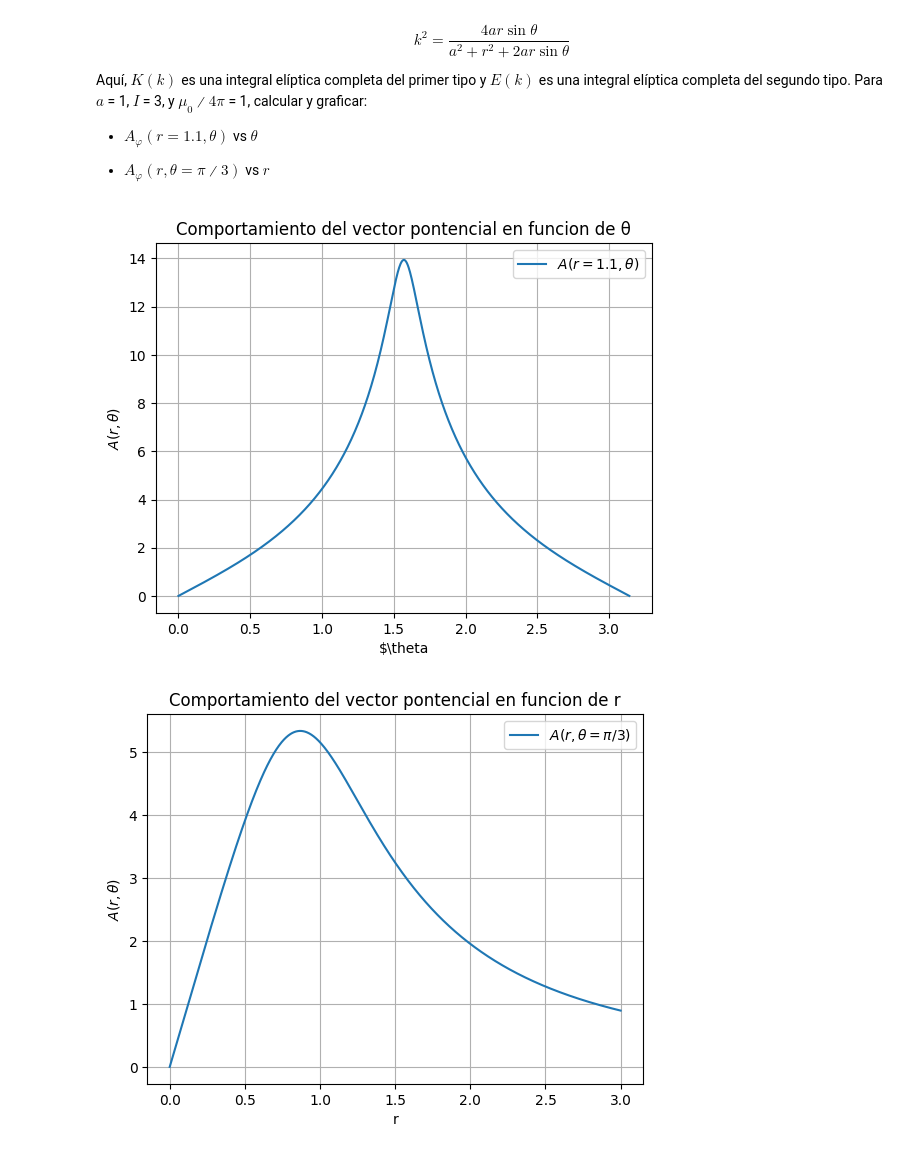
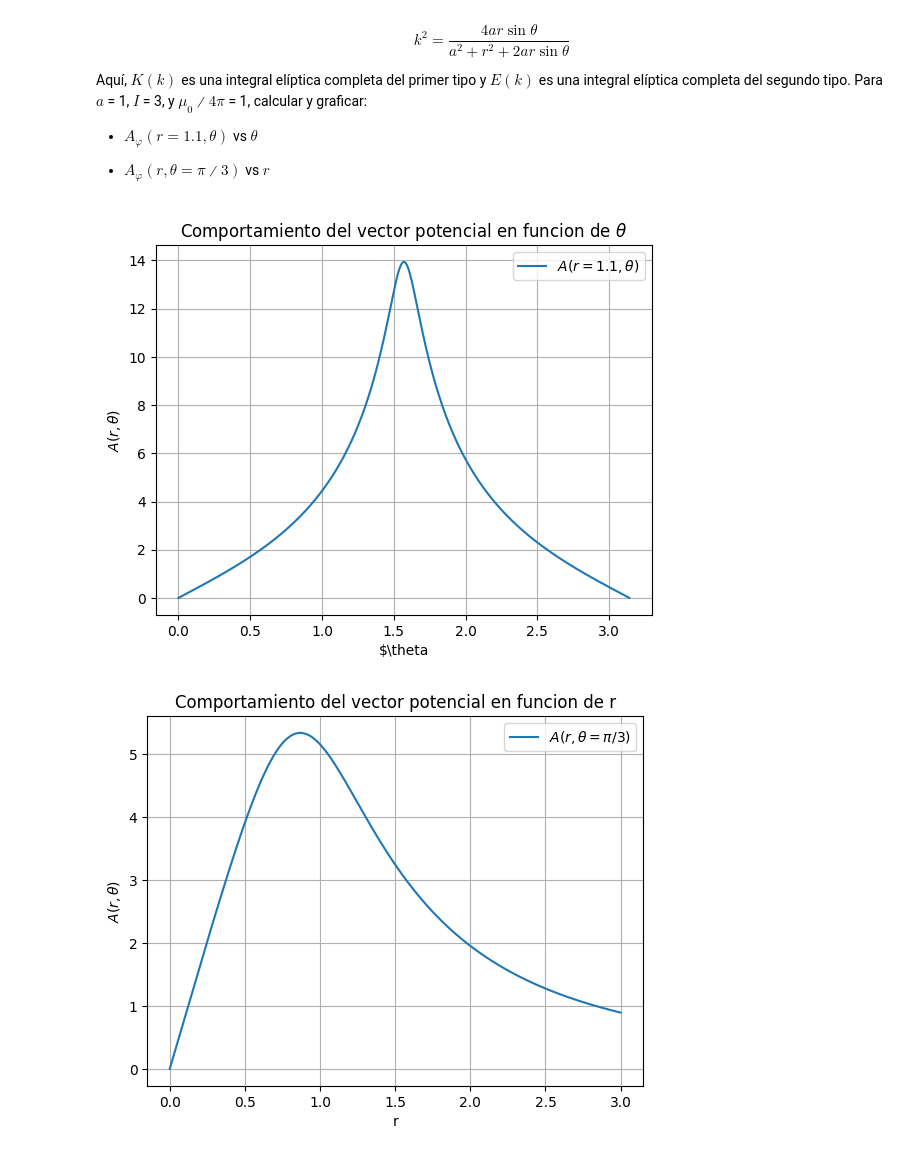
Before and after one commit to jmmarinr/ComputationalMethods, a Jupyter notebook: Calculo/Taller_cálculo.ipynb, the cells around one changed output. Cells and saved outputs as stored; diff of their text form; code cells hidden in the pictures.

```diff
--- a/Calculo/Taller_cálculo.ipynb
+++ b/Calculo/Taller_cálculo.ipynb
@@ -647,26 +632,26 @@ def A(r, theta, a, I, mu, fe, fk):
 # %%
 # Variables definidas
 a = 1
 I = 3
 mu = 4*np.pi
 r = 1.1
 
 theta = np.linspace(1e-11, np.pi, 1000) # Variamos theta
 A_a = np.zeros(1000) # Arreglo para calcular A al variar theta
 
 # Calculamos A para todos los theta
 for i in range(len(theta)):
   A_a[i]= A(r, theta[i], a, I, mu, fe, fk)
 
 # Graficamos el comportamiento de A
-plt.title('Comportamiento del vector pontencial en funcion de θ')
+plt.title(r'Comportamiento del vector potencial en funcion de $\theta$')
 plt.plot(theta, A_a, label = r'$A(r=1.1,\theta)$')
 plt.xlabel(r'$\theta')
 plt.ylabel(r'$A(r,\theta)$')
 plt.legend()
 plt.grid()
 # %% [output]
-[figure, old version]
+[figure, new version]
 # %%
 # Variables definidas
 a = 1
@@ -683,11 +668,11 @@ for i in range(len(r)):
 
 
 # Graficamos el comportamiento de A
-plt.title('Comportamiento del vector pontencial en funcion de r')
+plt.title('Comportamiento del vector potencial en funcion de r')
 plt.plot(r, A_b, label = r'$A(r,\theta=\pi/3)$')
 plt.xlabel('r')
 plt.ylabel(r'$A(r,\theta)$')
 plt.legend()
 plt.grid()
 # %% [output]
-[figure, old version]
+[figure, new version]
```
Also changed, not shown: parts of 5 cells of this notebook, 2 other files.
